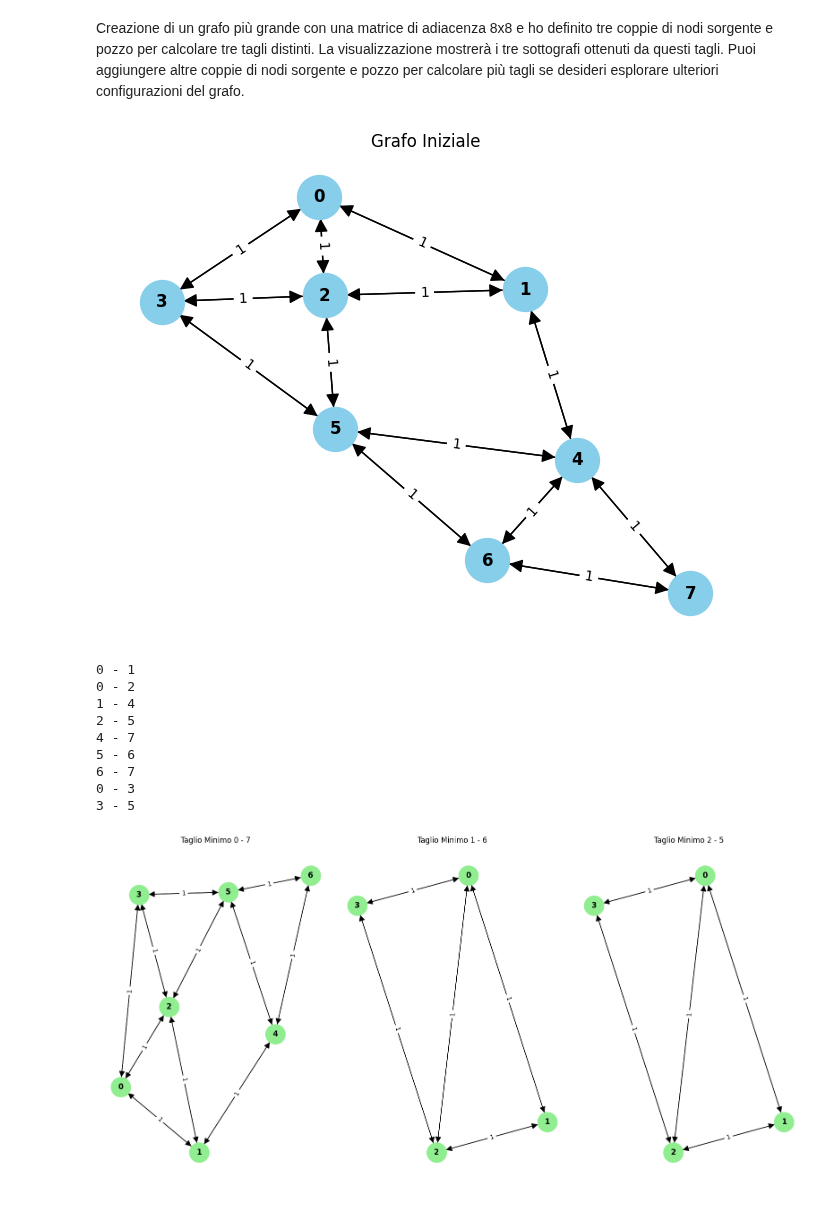
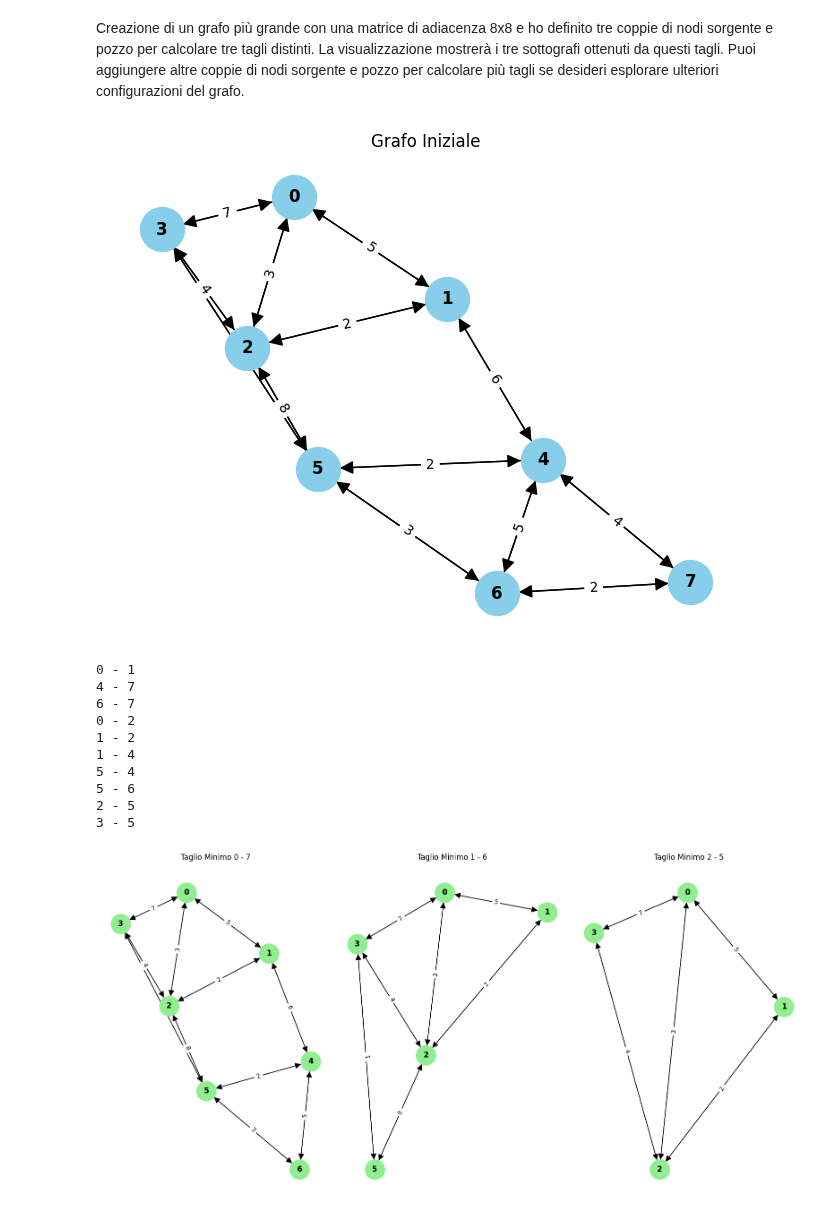
Before and after one commit to ele10-code/k-clustering, a Jupyter notebook: min-cut.ipynb, the cells around one changed output. Saved outputs shown, nothing was run; the diff lists cells and outputs as text; code cells hidden in the pictures.

```diff
--- a/min-cut.ipynb
+++ b/min-cut.ipynb
@@ -202,14 +376,14 @@ import networkx as nx
 import matplotlib.pyplot as plt
 
 # Creazione del grafo più grande
-graph = [[0, 1, 1, 1, 0, 0, 0, 0],
-         [1, 0, 1, 0, 1, 0, 0, 0],
-         [1, 1, 0, 1, 0, 1, 0, 0],
-         [1, 0, 1, 0, 0, 1, 0, 0],
-         [0, 1, 0, 0, 0, 1, 1, 1],
-         [0, 0, 1, 1, 1, 0, 1, 0],
-         [0, 0, 0, 0, 1, 1, 0, 1],
-         [0, 0, 0, 0, 1, 0, 1, 0]]
+graph = [[0, 5, 3, 7, 0, 0, 0, 0],
+         [5, 0, 2, 0, 6, 0, 0, 0],
+         [3, 2, 0, 4, 0, 8, 0, 0],
+         [7, 0, 4, 0, 0, 1, 0, 0],
+         [0, 6, 0, 0, 0, 2, 5, 4],
+         [0, 0, 8, 1, 2, 0, 3, 0],
+         [0, 0, 0, 0, 5, 3, 0, 2],
+         [0, 0, 0, 0, 4, 0, 2, 0]]
 
 # Creazione del grafo NetworkX
 G = nx.DiGraph()
@@ -229,41 +403,42 @@ plt.title("Grafo Iniziale")
 plt.show()
 
 # Definizione di più coppie di nodi sorgente e pozzo per calcolare più tagli
 source_sink_pairs = [(0, 7), (1, 6), (2, 5)]
 
 # Risoluzione dei tagli e visualizzazione dei sottografi
 plt.figure(figsize=(16, 8))
 for idx, (source, sink) in enumerate(source_sink_pairs):
     g = Graph(graph)
     g.minCut(source, sink)
 
     # Ottieni i nodi inclusi nel taglio minimo e quelli esclusi
     cut_nodes, uncut_nodes = get_cut_nodes(g.graph, source, g.visited)
 
     # Creazione del grafo finale con il taglio minimo e dei sottografi
     cut_graph = G.subgraph(cut_nodes)
     uncut_graph = G.subgraph(uncut_nodes)
 
     # Visualizzazione del grafo finale con il taglio minimo e dei sottografi
     plt.subplot(1, len(source_sink_pairs), idx + 1)
     cut_pos = nx.spring_layout(cut_graph, seed=42)
     nx.draw(cut_graph, cut_pos, with_labels=True, node_size=1000, node_color='lightgreen', font_size=12, font_weight='bold', arrowsize=20)
     cut_edge_labels = nx.get_edge_attributes(cut_graph, 'weight')
     nx.draw_networkx_edge_labels(cut_graph, cut_pos, edge_labels=cut_edge_labels, font_size=10)
     plt.title(f"Taglio Minimo {source} - {sink}")
 
 # Visualizzazione dei sottografi
 plt.tight_layout()
 plt.show()
 # %% [output]
-[figure, old version]
+[figure, new version]
 0 - 1
+4 - 7
+6 - 7
 0 - 2
+1 - 2
 1 - 4
+5 - 4
+5 - 6
 2 - 5
-4 - 7
-5 - 6
-6 - 7
-0 - 3
 3 - 5
-[figure, old version]
+[figure, new version]
```
Also changed, not shown: parts of 3 cells of this notebook, 2 other files.
